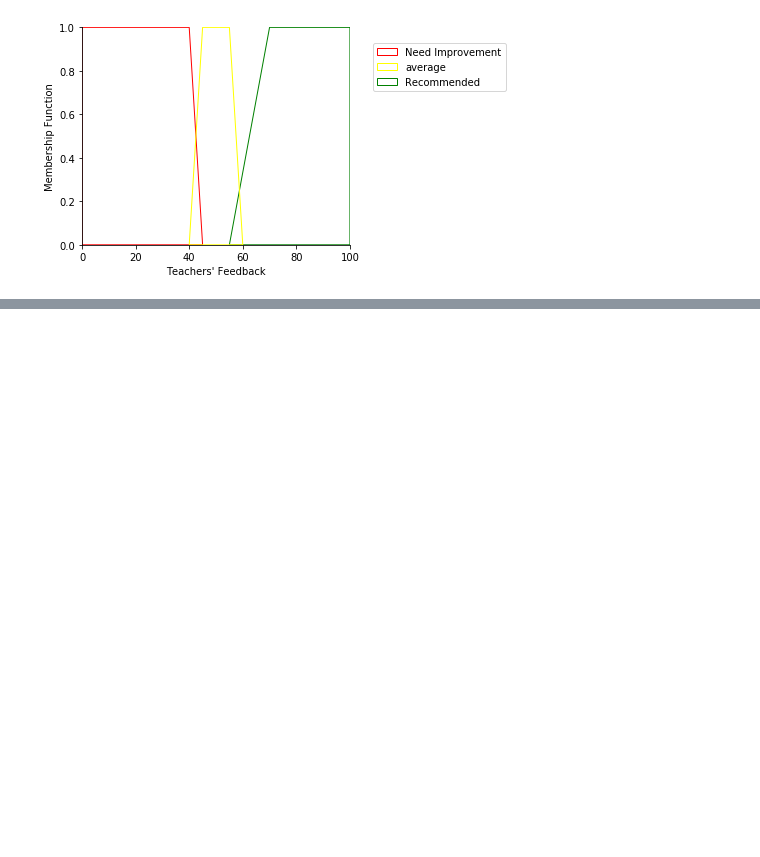
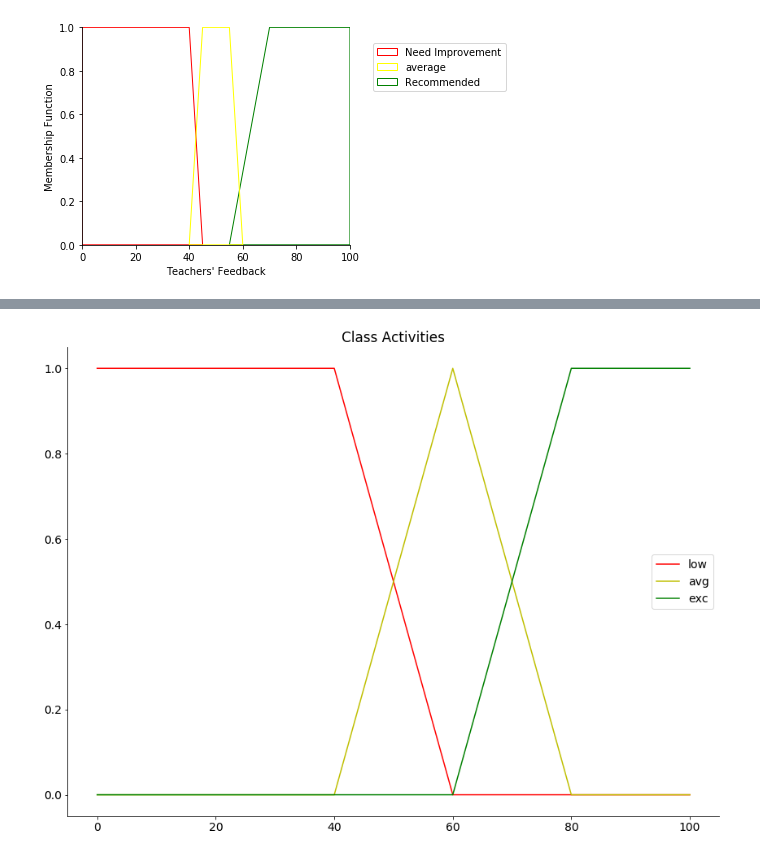
Before and after one commit to sawthiha/do-or-do-not-there-is-no-try, a Jupyter notebook: Implementation/Implementation.ipynb, the cells around one changed output, grey strips where cells are left out. Cells and saved outputs as stored; diff of their text form; code cells hidden in the pictures; blank space fills up the shorter version.

```diff
--- a/Implementation/Implementation.ipynb
+++ b/Implementation/Implementation.ipynb
@@ -1,8 +1,11 @@
 # %%
 import skfuzzy as fuzz
+import skfuzzy.control as controller
 import numpy as np
+import matplotlib
 import matplotlib.pyplot as plot
 import matplotlib.patches as patches
+matplotlib.rcParams.update({'font.size': 14})
 # %%
 ## Term-sets
 # Marks
@@ -176,0 +174,18 @@ plot.tight_layout()
+# %%
+fig, ax= plot.subplots(nrows=1, figsize=(12, 9))
+
+ax.plot(x, a_low, 'r', linewidth=1.5, label='low')
+ax.plot(x, a_avg, 'y', linewidth=1.5, label='avg')
+ax.plot(x, a_exc, 'g', linewidth=1.5, label='exc')
+ax.set_title('Class Activities')
+ax.legend()
+
+ax.spines['top'].set_visible(False)
+ax.spines['right'].set_visible(False)
+#ax.spines['left'].set_position('zero')
+ax.get_xaxis().tick_bottom()
+ax.get_yaxis().tick_left
+
+plot.tight_layout()
+# %% [output]
+[figure, added]
```
Also changed, not shown: parts of 13 cells of this notebook, 17 other files.
